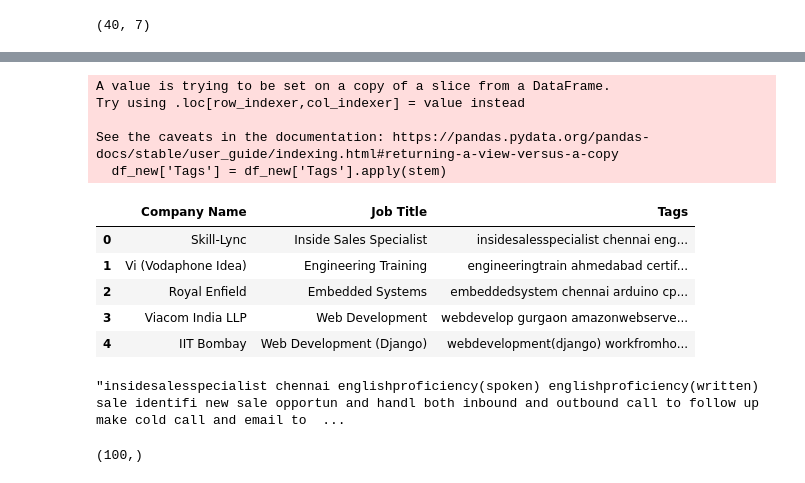
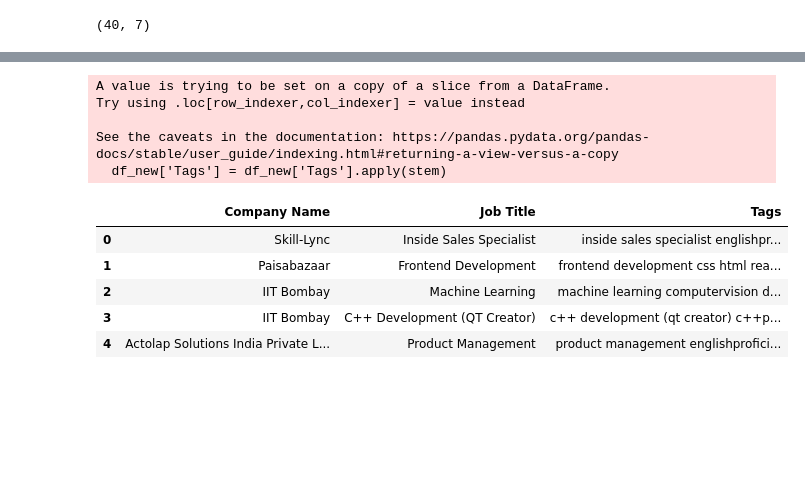
Before and after one commit to Dksie09/HireMe, a Jupyter notebook: main.ipynb, the cells around one changed output, grey strips where cells are left out. Saved outputs shown, nothing was run; the diff lists cells and outputs as text; code cells hidden in the pictures; blank space fills up the shorter version.

```diff
--- a/main.ipynb
+++ b/main.ipynb
@@ -245,7 +245,8 @@ def add_comma(string):
     return string + ","
 x = df['Job Title'].str.replace(' ', '')
 
-df['Tags'] = x.apply(add_comma) + df['Location'] + ', ' + df['Skills Required'] + ', ' + df['Job responsibilities'] + ', ' + df['Job requirements']
+# df['Tags'] = x.apply(add_comma) + ', ' + df['Skills Required'] + ', ' + df['Job responsibilities']
+df['Tags'] = df['Job Title'] + ', ' + df['Skills Required'] + ', ' + df['Job responsibilities']
 # %%
 df.head()
 # %% [output]
@@ -306,29 +307,25 @@ See the caveats in the documentation: https://pandas.pydata.org/pandas-docs/stab
 # %%
 import nltk
-from nltk.stem.porter import PorterStemmer
-ps = PorterStemmer()
+# from nltk.stem.porter import PorterStemmer
+# ps = PorterStemmer()
 
 def stem(text):
     y=[]
     for i in text.split():
-        y.append(ps.stem(i))
+        y.append(i.lower())
     return ' '.join(y)
 
 df_new['Tags'] = df_new['Tags'].apply(stem)
 df_new.head()
 # %% [output]
 A value is trying to be set on a copy of a slice from a DataFrame.
 Try using .loc[row_indexer,col_indexer] = value instead
 
 See the caveats in the documentation: https://pandas.pydata.org/pandas-docs/stable/user_guide/indexing.html#returning-a-view-versus-a-copy
   df_new['Tags'] = df_new['Tags'].apply(stem)
 |  | Company Name | Job Title | Tags |
-| 0 | Skill-Lync | Inside Sales Specialist | insidesalesspecialist chennai eng... |
-| 1 | Vi (Vodaphone Idea) | Engineering Training | engineeringtrain ahmedabad certif... |
-| 2 | Royal Enfield | Embedded Systems | embeddedsystem chennai arduino cp... |
-| 3 | Viacom India LLP | Web Development | webdevelop gurgaon amazonwebserve... |
-| 4 | IIT Bombay | Web Development (Django) | webdevelopment(django) workfromho... |
+| 0 | Skill-Lync | Inside Sales Specialist | inside sales specialist englishpr... |
+| 1 | Paisabazaar | Frontend Development | frontend development css html rea... |
+| 2 | IIT Bombay | Machine Learning | machine learning computervision d... |
+| 3 | IIT Bombay | C++ Development (QT Creator) | c++ development (qt creator) c++p... |
+| 4 | Actolap Solutions India Private L... | Product Management | product management englishprofici... |
-# %%
-df_new["Tags"][0]
-# %% [output]
-"insidesalesspecialist chennai englishproficiency(spoken) englishproficiency(written) sale identifi new sale opportun and handl both inbound and outbound call to follow up make cold call and email to  ...
@@ -335,7 +336,5 @@ df_new["Tags"][0]
 # %%
-from sklearn.feature_extraction.text import CountVectorizer
-cv = CountVectorizer(max_features = 100, stop_words='english')
-vectors = cv.fit_transform(df_new['Tags']).toarray()
-vectors[0].shape
+# from sklearn.feature_extraction.text import CountVectorizer
+# cv = CountVectorizer(max_features = 100, stop_words='english')
+# vectors = cv.fit_transform(df_new['Tags']).toarray()
+# vectors[0].shape
-# %% [output]
-(100,)
```
Also changed, not shown: parts of 28 cells of this notebook, 1 other file.
